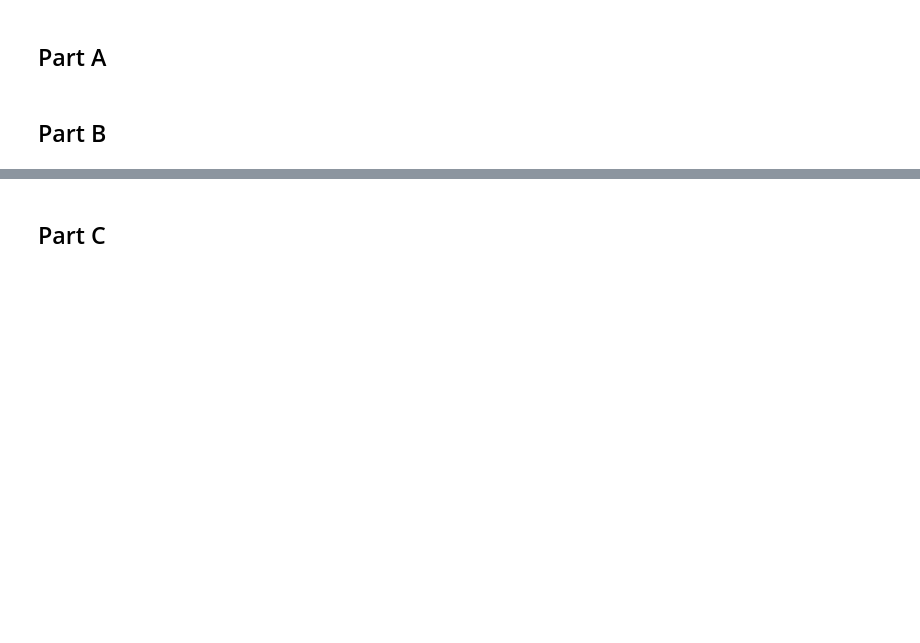
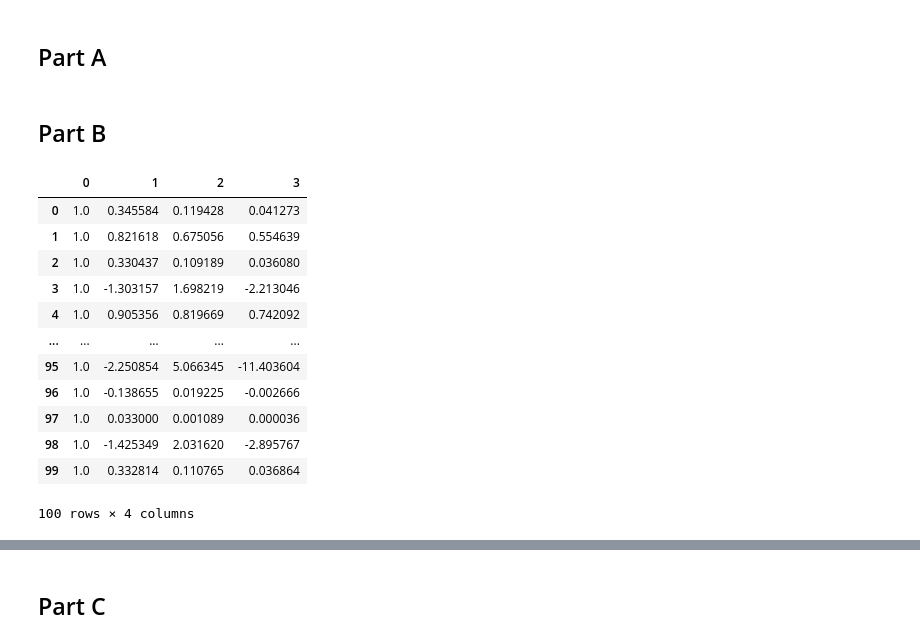
Before and after one commit to akp2003/Machine_Learning_Exercises, a Jupyter notebook: HW3/HW3.ipynb, the cells around one changed output, grey strips where cells are left out. Drawn from its saved outputs; the diff is of its cells as text; code cells hidden in the pictures; blank space fills up the shorter version.

```diff
--- a/HW3/HW3.ipynb
+++ b/HW3/HW3.ipynb
@@ -541,2 +545,19 @@ ax.set(title="Comparison of All Models")
 # %% [markdown]
 ## Part B
+# %%
+X = pd.DataFrame(np.matrix([np.ones((100,)),x,x**2,x**3])).T
+X
+# %% [output]
+|  | 0 | 1 | 2 | 3 |
+| 0 | 1.0 | 0.345584 | 0.119428 | 0.041273 |
+| 1 | 1.0 | 0.821618 | 0.675056 | 0.554639 |
+| 2 | 1.0 | 0.330437 | 0.109189 | 0.036080 |
+| 3 | 1.0 | -1.303157 | 1.698219 | -2.213046 |
+| 4 | 1.0 | 0.905356 | 0.819669 | 0.742092 |
+| ... | ... | ... | ... | ... |
+| 95 | 1.0 | -2.250854 | 5.066345 | -11.403604 |
+| 96 | 1.0 | -0.138655 | 0.019225 | -0.002666 |
+| 97 | 1.0 | 0.033000 | 0.001089 | 0.000036 |
+| 98 | 1.0 | -1.425349 | 2.031620 | -2.895767 |
+| 99 | 1.0 | 0.332814 | 0.110765 | 0.036864 |
+100 rows × 4 columns
```
Also changed, not shown: parts of 15 cells of this notebook, 1 other file.
